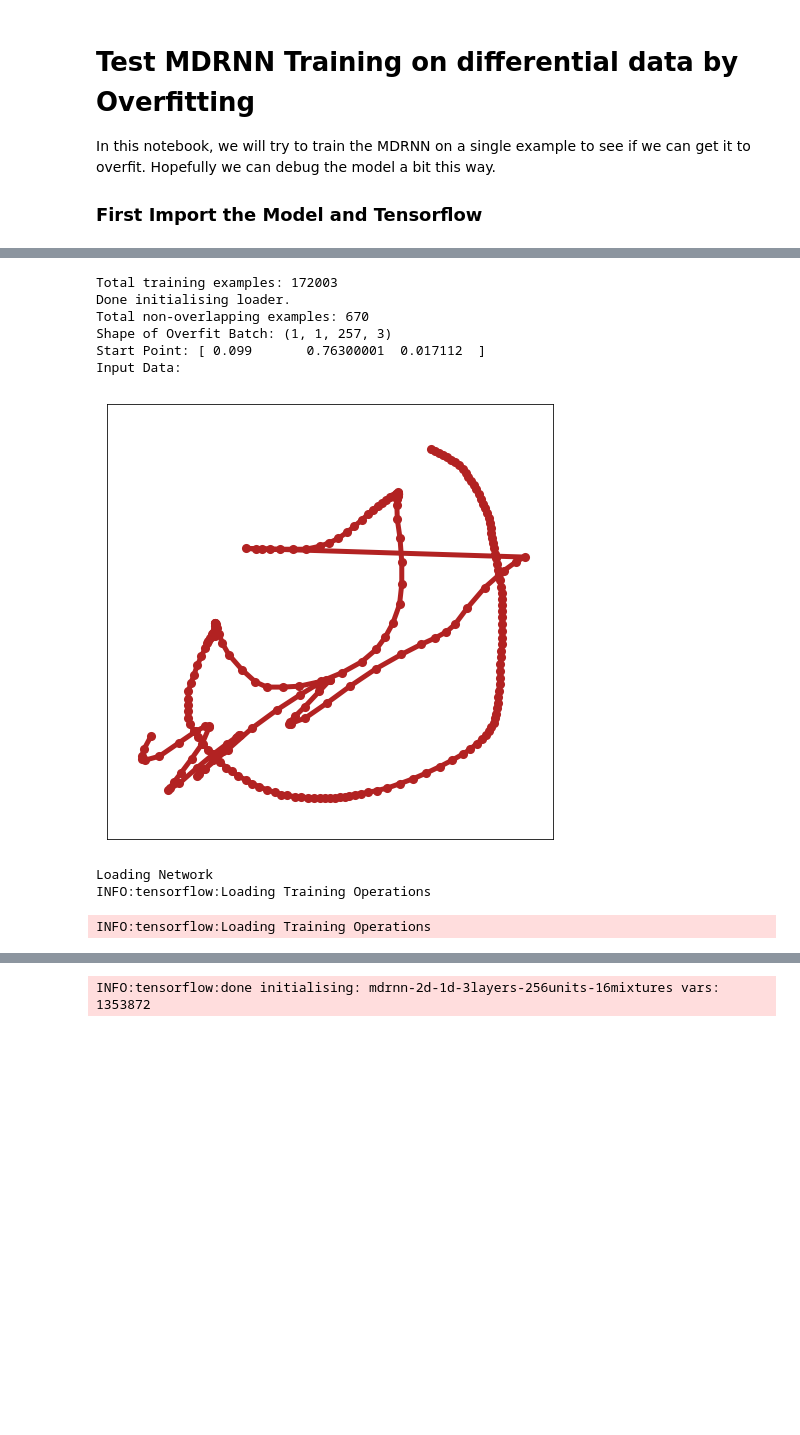
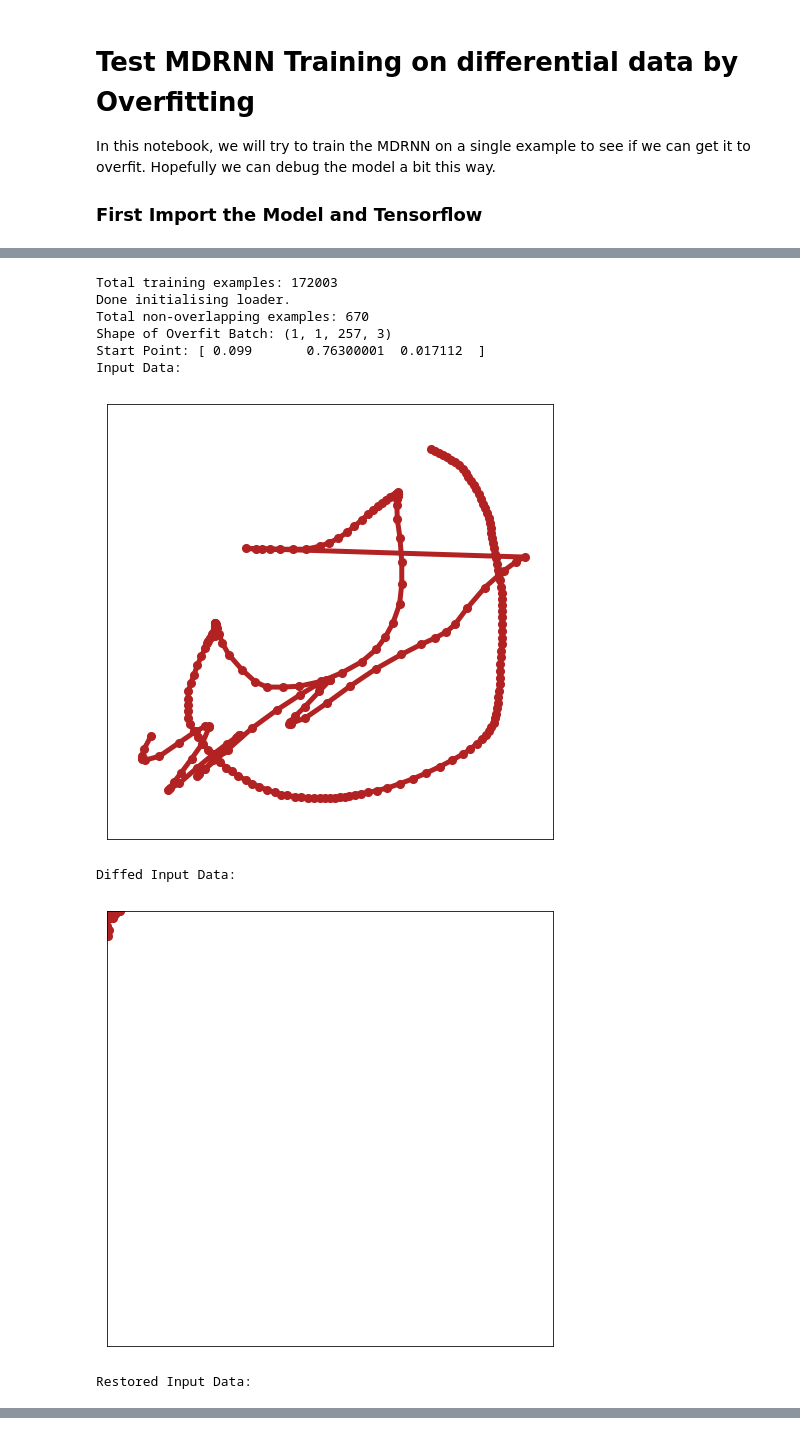
Before and after one commit to cpmpercussion/robojam, a Jupyter notebook: notebooks/differential_overfit.ipynb, the cells around one changed output, grey strips where cells are left out. Cells and saved outputs as stored; diff of their text form; code cells hidden in the pictures; blank space fills up the shorter version.

Commit message:
working overfit differential experiment

```diff
--- a/notebooks/differential_overfit.ipynb
+++ b/notebooks/differential_overfit.ipynb
@@ -127,34 +104,39 @@ with h5py.File(microjam_data_file_name, 'r') as data_file:
 with h5py.File(metatone_data_file_name, 'r') as data_file:
     metatone_corpus = data_file['total_performances'][:]
 
 sequence_loader = robojam.sample_data.SequenceDataLoader(num_steps=SEQ_LEN + 1, batch_size=BATCH_SIZE, corpus=microjam_corpus)
 examples = sequence_loader.non_overlapping_examples()
 overfit_datum = examples[3]  # picked a sample
 overfit_start_point = overfit_datum[0]
 diffed_overfit_datum = normal_to_diff_perf(overfit_datum) # going to train on the diffed data.
 overfit_batch = np.array([[diffed_overfit_datum]])
 print("Shape of Overfit Batch:", overfit_batch.shape)
-print("Start Point:", start_point)
+print("Start Point:", overfit_start_point)
 print("Input Data:")
 plot_2D(robojam.perf_array_to_df(overfit_datum))
 
+print("Diffed Input Data:")
+plot_2D(robojam.perf_array_to_df(diffed_overfit_datum))
+
+print("Restored Input Data:")
+plot_2D(robojam.perf_array_to_df(diff_to_normal_perf(diffed_overfit_datum, overfit_start_point)))
 
 print("Loading Network")
 # Setup network
 net = robojam.MixtureRNN(mode=robojam.NET_MODE_TRAIN,
                          n_hidden_units=HIDDEN_UNITS,
                          n_mixtures=MIXES,
                          batch_size=BATCH_SIZE,
                          sequence_length=SEQ_LEN,
                          n_layers=LAYERS)
 # %% [output]
 Total training examples: 172003
 Done initialising loader.
 Total non-overlapping examples: 670
 Shape of Overfit Batch: (1, 1, 257, 3)
 Start Point: [ 0.099       0.76300001  0.017112  ]
 Input Data:
 [figure]
-Loading Network
-INFO:tensorflow:Loading Training Operations
+Diffed Input Data:
+[figure, added]
-INFO:tensorflow:Loading Training Operations
+Restored Input Data:
@@ -161,2 +146 @@ INFO:tensorflow:Loading Training Operations
 INFO:tensorflow:done initialising: mdrnn-2d-1d-3layers-256units-16mixtures vars: 1353872
-INFO:tensorflow:done initialising: mdrnn-2d-1d-3layers-256units-16mixtures vars: 1353872
```
Also changed, not shown: parts of 8 cells of this notebook.
